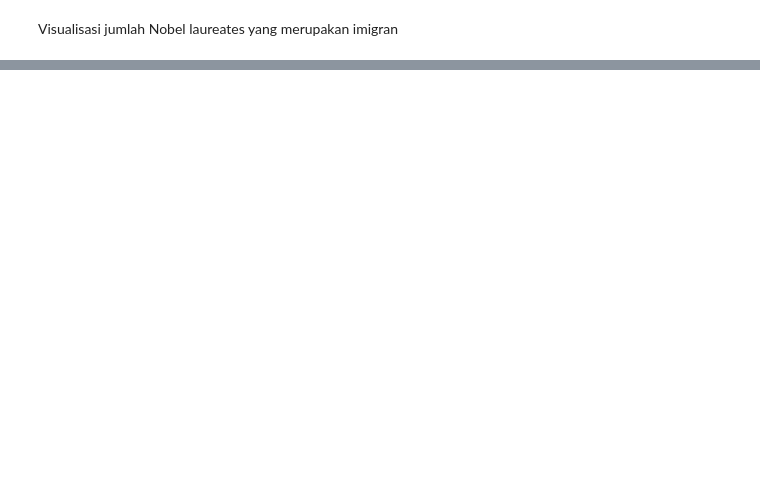
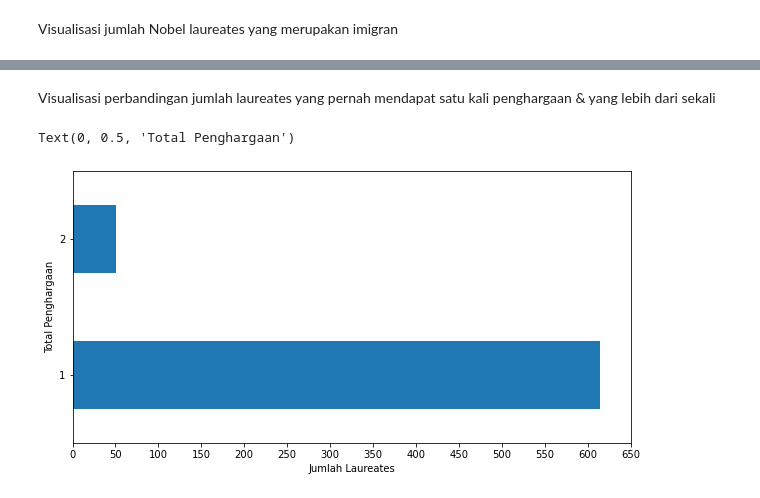
Before and after one commit to prfahrezi/laureates_vizualisation, a Jupyter notebook: visualisasi.ipynb, the cells around one changed output, grey strips where cells are left out. Drawn from its saved outputs; the diff is of its cells as text; code cells hidden in the pictures; blank space fills up the shorter version.

```diff
--- a/visualisasi.ipynb
+++ b/visualisasi.ipynb
@@ -48,0 +55,11 @@ Text(0, 0.5, 'Jumlah Laureates')
+# %% [markdown]
+Visualisasi perbandingan jumlah laureates yang pernah mendapat satu kali penghargaan & yang lebih dari sekali
+# %%
+pog = lr[['born', 'surname']].value_counts()
+pogdf = pog.to_frame().reset_index()
+pogdf.rename(columns={0:'freq'}, inplace=True)
+pogdf['freq'].value_counts().plot.barh(figsize=(10,5), xticks=range(0,700,50))
+plt.xlabel('Jumlah Laureates'); plt.ylabel('Total Penghargaan')
+# %% [output]
+Text(0, 0.5, 'Total Penghargaan')
+[figure, added]
```
Also changed, not shown: parts of 4 cells of this notebook.
